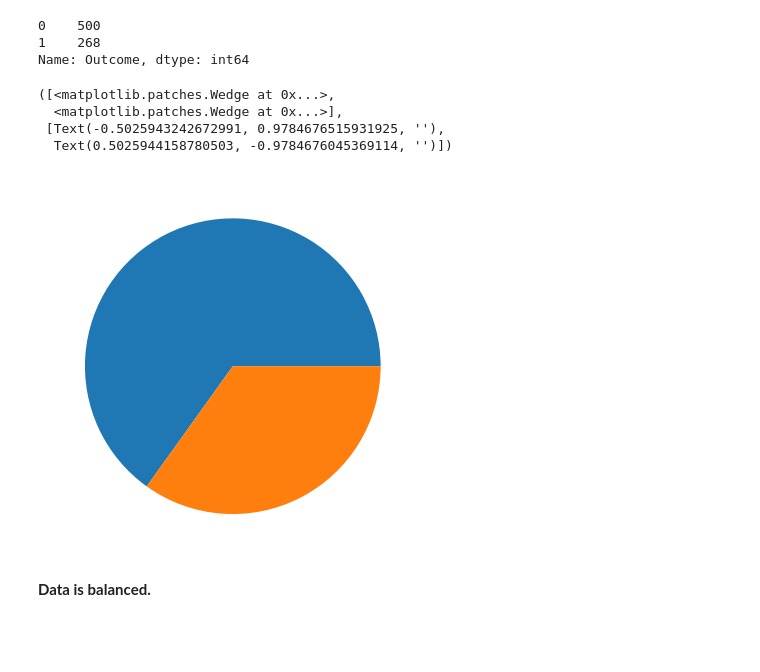
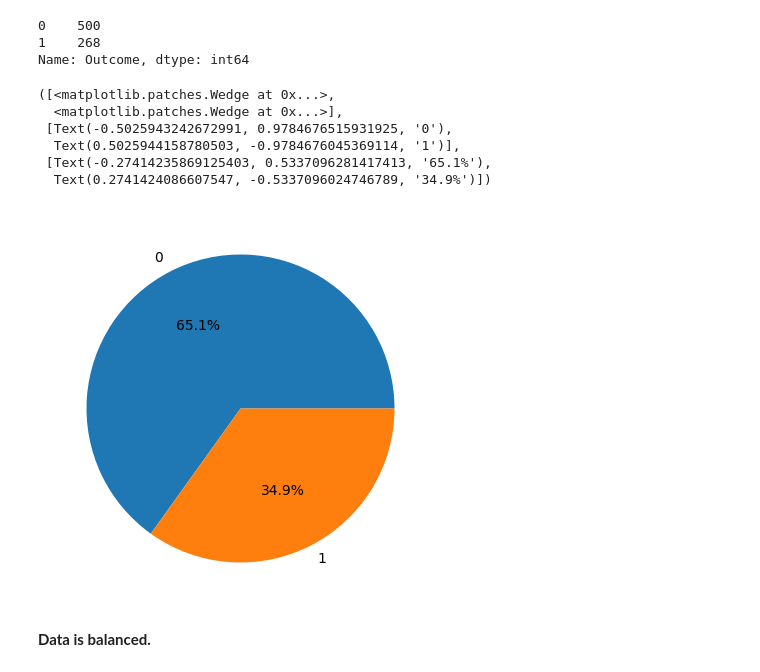
Before and after one commit to tanmy-sharma/DiabetesPrediction, a Jupyter notebook: Diabetes.ipynb, the cells around one changed output. Saved outputs shown, nothing was run; the diff lists cells and outputs as text; code cells hidden in the pictures; blank space fills up the shorter version.

```diff
--- a/Diabetes.ipynb
+++ b/Diabetes.ipynb
@@ -59,14 +64,17 @@ df['Outcome'].value_counts()
 0    500
 1    268
 Name: Outcome, dtype: int64
-# %%
-plt.pie(df['Outcome'].value_counts())
-# %% [output]
-([<matplotlib.patches.Wedge at 0x...>,
-  <matplotlib.patches.Wedge at 0x...>],
- [Text(-0.5025943242672991, 0.9784676515931925, ''),
-  Text(0.5025944158780503, -0.9784676045369114, '')])
-[figure, removed]
+# %%
+plt.figure(figsize = (5,5))
+plt.pie(df['Outcome'].value_counts().values, autopct='%1.1f%%', labels = df['Outcome'].value_counts().index)
+# %% [output]
+([<matplotlib.patches.Wedge at 0x...>,
+  <matplotlib.patches.Wedge at 0x...>],
+ [Text(-0.5025943242672991, 0.9784676515931925, '0'),
+  Text(0.5025944158780503, -0.9784676045369114, '1')],
+ [Text(-0.27414235869125403, 0.5337096281417413, '65.1%'),
+  Text(0.2741424086607547, -0.5337096024746789, '34.9%')])
+[figure, added]
 # %% [markdown]
 **Data is balanced.**
 # %% [markdown]
```
Also changed, not shown: parts of 58 cells of this notebook.
